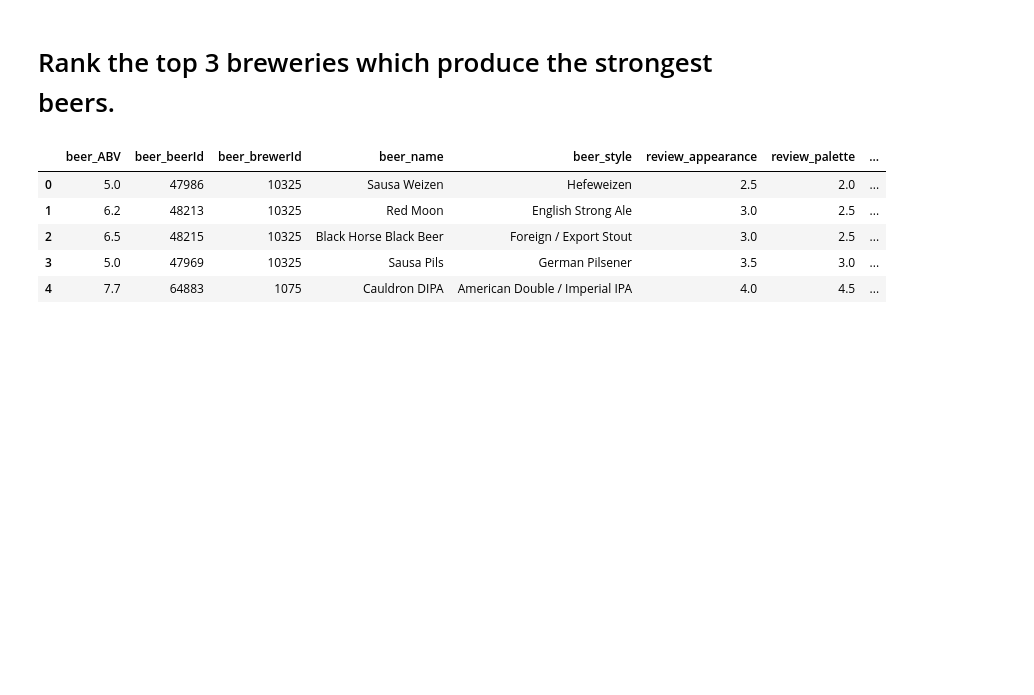
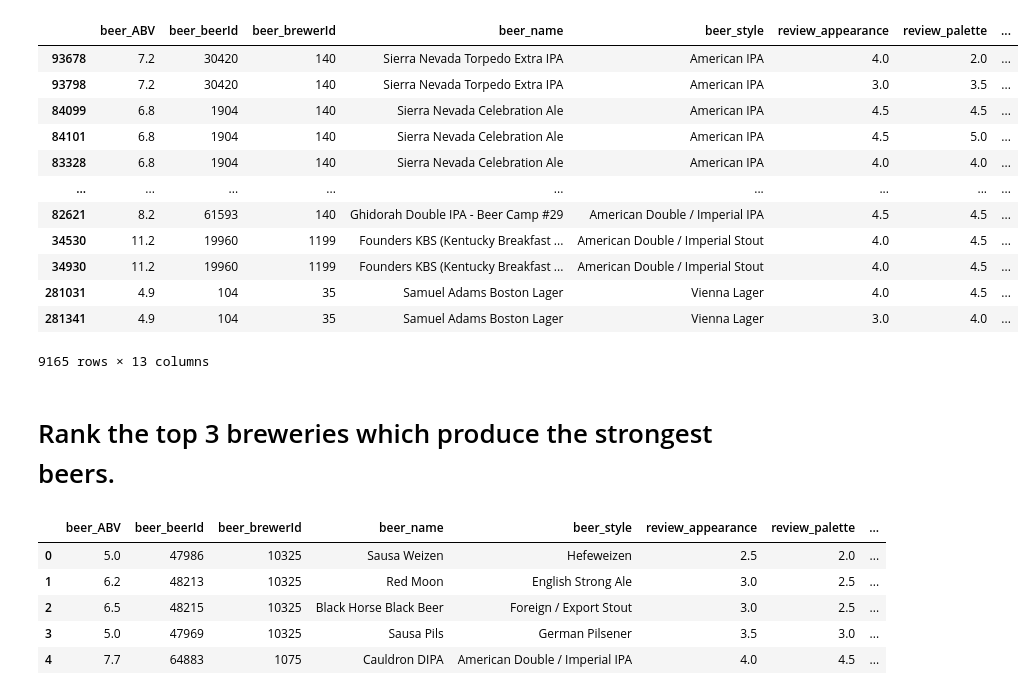
Before and after one commit to AvatarJoshi/beer_data_analysis, a Jupyter notebook: beer_analysis.ipynb, the cells around one changed output. Drawn from its saved outputs; the diff is of its cells as text; code cells hidden in the pictures; blank space fills up the shorter version.

Commit message:
Exploring data, removing null values

```diff
--- a/beer_analysis.ipynb
+++ b/beer_analysis.ipynb
@@ -8,0 +65,3 @@ df = pd.read_csv("./resources/datasets/BeerDataScienceProject.tar.bz2", compress
+# %%
+# Drop the rows where review appearance is 0 and review overall is 0
+df = df.drop(df[(df["review_appearance"] == 0) & (df["review_overall"] == 0)].index)
@@ -8,0 +86,6 @@ df = pd.read_csv("./resources/datasets/BeerDataScienceProject.tar.bz2", compress
+# %%
+# Drop null values
+df = df.dropna()
+
+# Find null values in the dataframe
+df.isnull().sum()
@@ -9,3 +107,23 @@ df = pd.read_csv("./resources/datasets/BeerDataScienceProject.tar.bz2", compress
+# %%
+## It's possible that the same user has left multiple reviews for the same beer,
+## which could skew the data. Let's find out if this is the case.
+
+# Find times when review_profileName has left multiple reviews for the same beer
+df[df.duplicated(["review_profileName", "beer_beerId"], keep=False)].sort_values(["review_profileName", "beer_beerId"])
+# %% [output]
+|  | beer_ABV | beer_beerId | beer_brewerId | beer_name | beer_style | review_appearance | review_palette | ... |
+| 93678 | 7.2 | 30420 | 140 | Sierra Nevada Torpedo Extra IPA | American IPA | 4.0 | 2.0 | ... |
+| 93798 | 7.2 | 30420 | 140 | Sierra Nevada Torpedo Extra IPA | American IPA | 3.0 | 3.5 | ... |
+| 84099 | 6.8 | 1904 | 140 | Sierra Nevada Celebration Ale | American IPA | 4.5 | 4.5 | ... |
+| 84101 | 6.8 | 1904 | 140 | Sierra Nevada Celebration Ale | American IPA | 4.5 | 5.0 | ... |
+| 83328 | 6.8 | 1904 | 140 | Sierra Nevada Celebration Ale | American IPA | 4.0 | 4.0 | ... |
+| ... | ... | ... | ... | ... | ... | ... | ... | ... |
+| 82621 | 8.2 | 61593 | 140 | Ghidorah Double IPA - Beer Camp #29 | American Double / Imperial IPA | 4.5 | 4.5 | ... |
+| 34530 | 11.2 | 19960 | 1199 | Founders KBS (Kentucky Breakfast ... | American Double / Imperial Stout | 4.0 | 4.5 | ... |
+| 34930 | 11.2 | 19960 | 1199 | Founders KBS (Kentucky Breakfast ... | American Double / Imperial Stout | 4.0 | 4.5 | ... |
+| 281031 | 4.9 | 104 | 35 | Samuel Adams Boston Lager | Vienna Lager | 4.0 | 4.5 | ... |
+| 281341 | 4.9 | 104 | 35 | Samuel Adams Boston Lager | Vienna Lager | 3.0 | 4.0 | ... |
+9165 rows × 13 columns
 # %% [markdown]
 # Rank the top 3 breweries which produce the strongest beers.
 # %%
```
Also changed, not shown: parts of 8 cells of this notebook, 1 other file.
